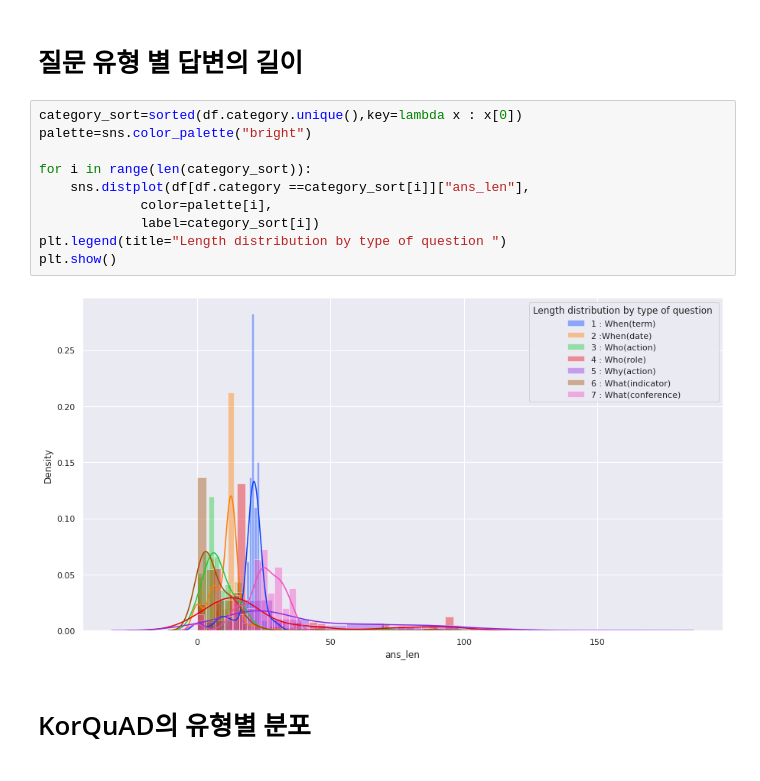
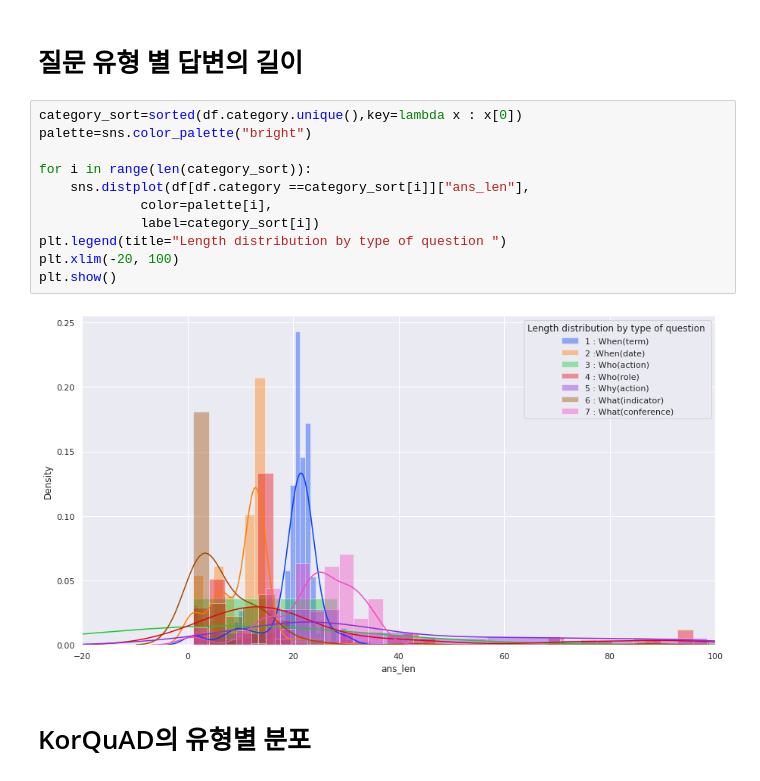
Before and after one commit to boostcampaitech3/final-project-level3-nlp-09, a Jupyter notebook: data_utils/EDA.ipynb, the cells around one changed output. Cells and saved outputs as stored; diff of their text form.

```diff
--- a/data_utils/EDA.ipynb
+++ b/data_utils/EDA.ipynb
@@ -146,15 +148,16 @@ sns.countplot(y='category', data=df, order=df['category'].value_counts().index)
 # %%
 category_sort=sorted(df.category.unique(),key=lambda x : x[0])
 palette=sns.color_palette("bright")
 
 for i in range(len(category_sort)):
     sns.distplot(df[df.category ==category_sort[i]]["ans_len"],
              color=palette[i],
              label=category_sort[i])
 plt.legend(title="Length distribution by type of question ")
+plt.xlim(-20, 100)
 plt.show()
 # %% [output]
-[figure, old version]
+[figure, new version]
 # %% [markdown]
 # KorQuAD의 유형별 분포
 # %% [markdown]
```
Also changed, not shown: parts of 6 cells of this notebook.
